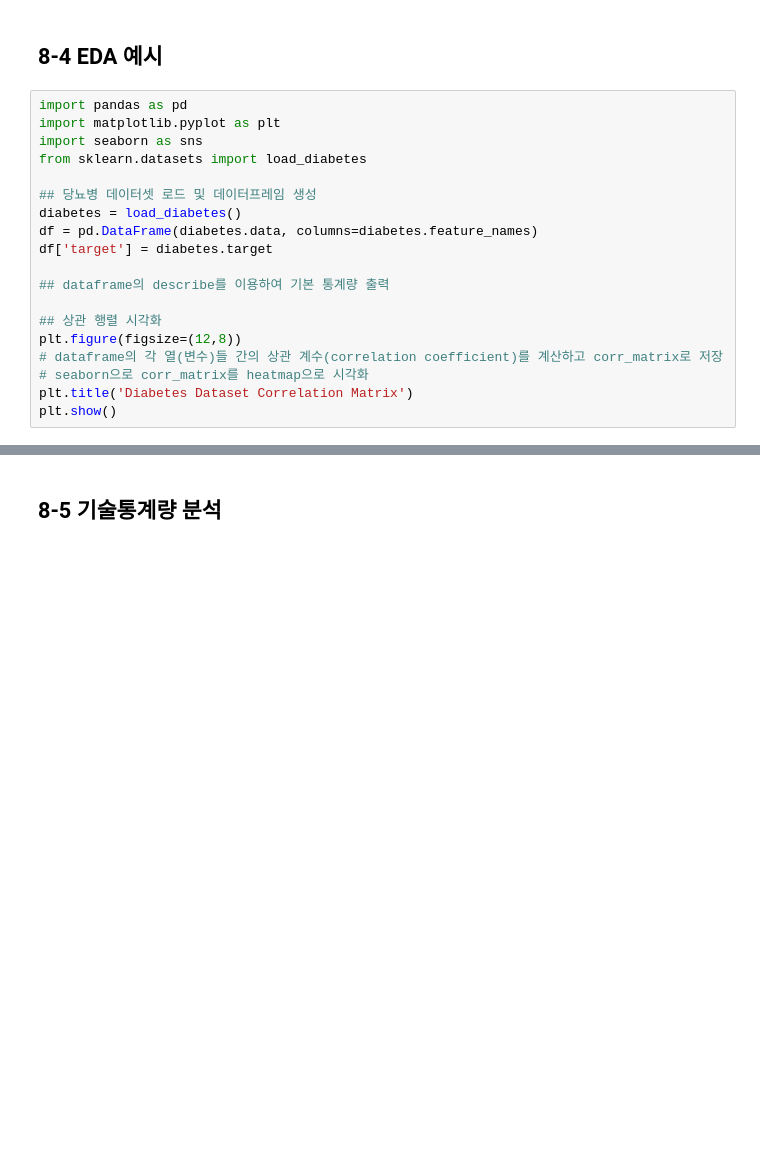
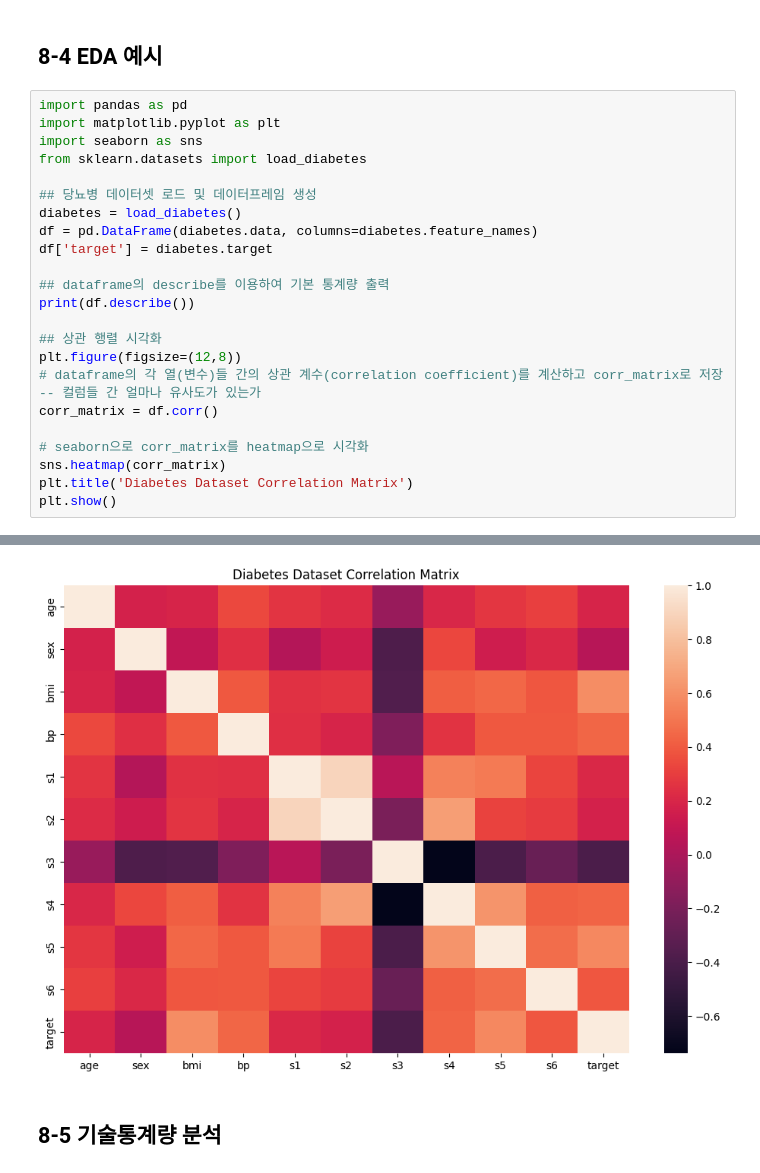
Before and after one commit to iam149cm/Data-Analysis-with-Open-Source, a Jupyter notebook: 오픈소스_데이터_분석_8강.ipynb, the cells around one changed output, grey strips where cells are left out. Saved outputs shown, nothing was run; the diff lists cells and outputs as text; blank space fills up the shorter version.

```diff
--- a/오픈소스_데이터_분석_8강.ipynb
+++ b/오픈소스_데이터_분석_8강.ipynb
@@ -122,10 +141,15 @@ df = pd.DataFrame(diabetes.data, columns=diabetes.feature_names)
 df['target'] = diabetes.target
 
 ## dataframe의 describe를 이용하여 기본 통계량 출력
+print(df.describe())
 
 ## 상관 행렬 시각화
 plt.figure(figsize=(12,8))
-# dataframe의 각 열(변수)들 간의 상관 계수(correlation coefficient)를 계산하고 corr_matrix로 저장
+# dataframe의 각 열(변수)들 간의 상관 계수(correlation coefficient)를 계산하고 corr_matrix로 저장 -- 컬럼들 간 얼마나 유사도가 있는가
+corr_matrix = df.corr()
+
 # seaborn으로 corr_matrix를 heatmap으로 시각화
+sns.heatmap(corr_matrix)
 plt.title('Diabetes Dataset Correlation Matrix')
 plt.show()
+# %% [output]
@@ -132,3 +173,4 @@ plt.show()
+[figure, added]
 # %% [markdown]
 ## 8-5 기술통계량 분석
 # %%
```
Also changed, not shown: parts of 2 cells of this notebook.
